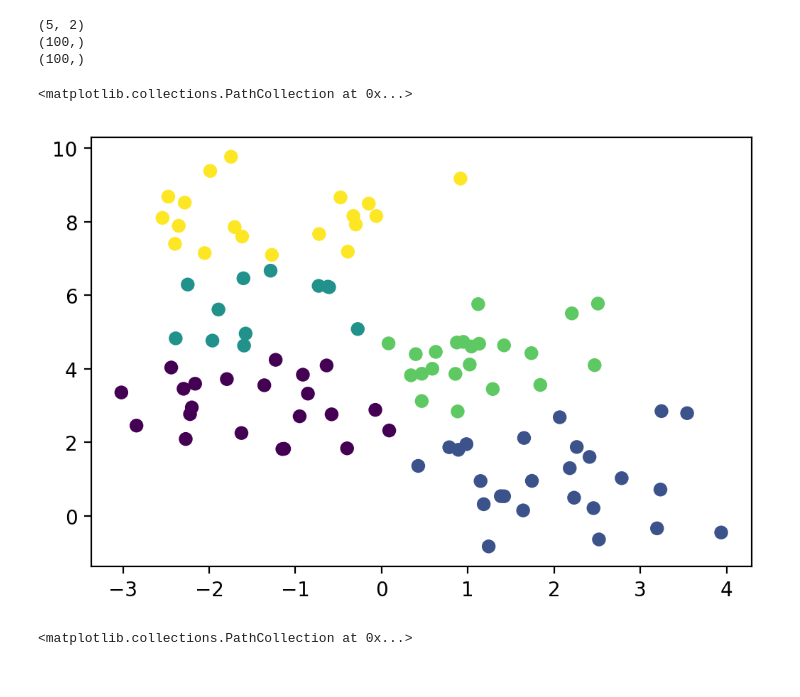
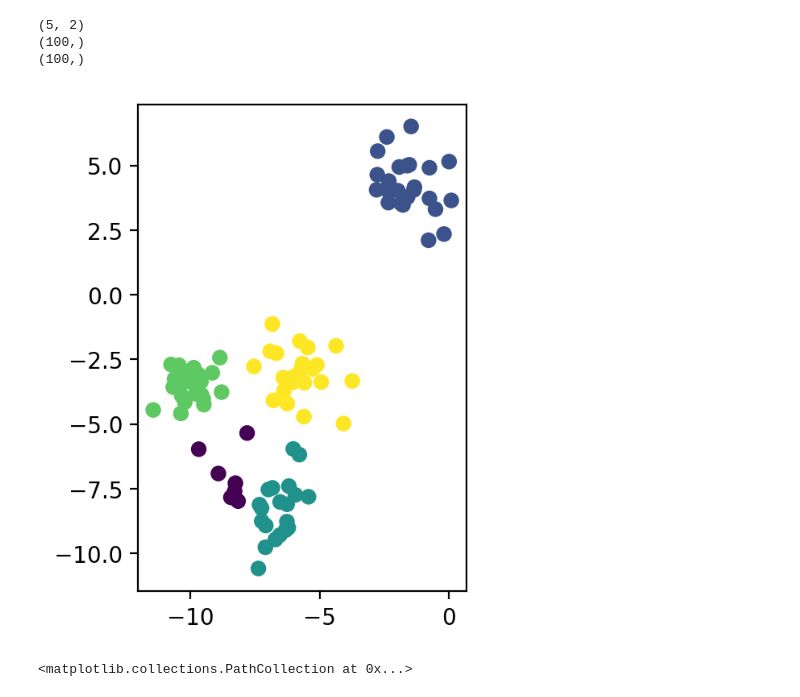
Before and after one commit to amueller/applied_ml_spring_2017, a Jupyter notebook: slides/aml-16.ipynb, the cells around one changed output. Saved outputs shown, nothing was run; the diff lists cells and outputs as text; code cells hidden in the pictures.

```diff
--- a/slides/aml-16.ipynb
+++ b/slides/aml-16.ipynb
@@ -12,22 +12,22 @@ from sklearn.preprocessing import scale, StandardScaler
 from sklearn.datasets import make_blobs
 from sklearn.cluster import KMeans
 # %%
-X, y = make_blobs(centers=4, random_state=0)
+X, y = make_blobs(centers=4, random_state=1)
 
 km = KMeans(n_clusters=5, random_state=0)
 km.fit(X)
 print(km.cluster_centers_.shape)
 print(km.labels_.shape)
 # predict is the same as labels_ on training data
 # but can be applied to new data
 print(km.predict(X).shape)
 plt.scatter(X[:, 0], X[:, 1], c=km.labels_)
+plt.gca().set_aspect("equal")
 # %% [output]
 (5, 2)
 (100,)
 (100,)
-<matplotlib.collections.PathCollection at 0x...>
-[figure, old version]
+[figure, new version]
 # %%
 # %% [output]
 <matplotlib.collections.PathCollection at 0x...>
```
Also changed, not shown: parts of 23 cells of this notebook, 1 other file.
